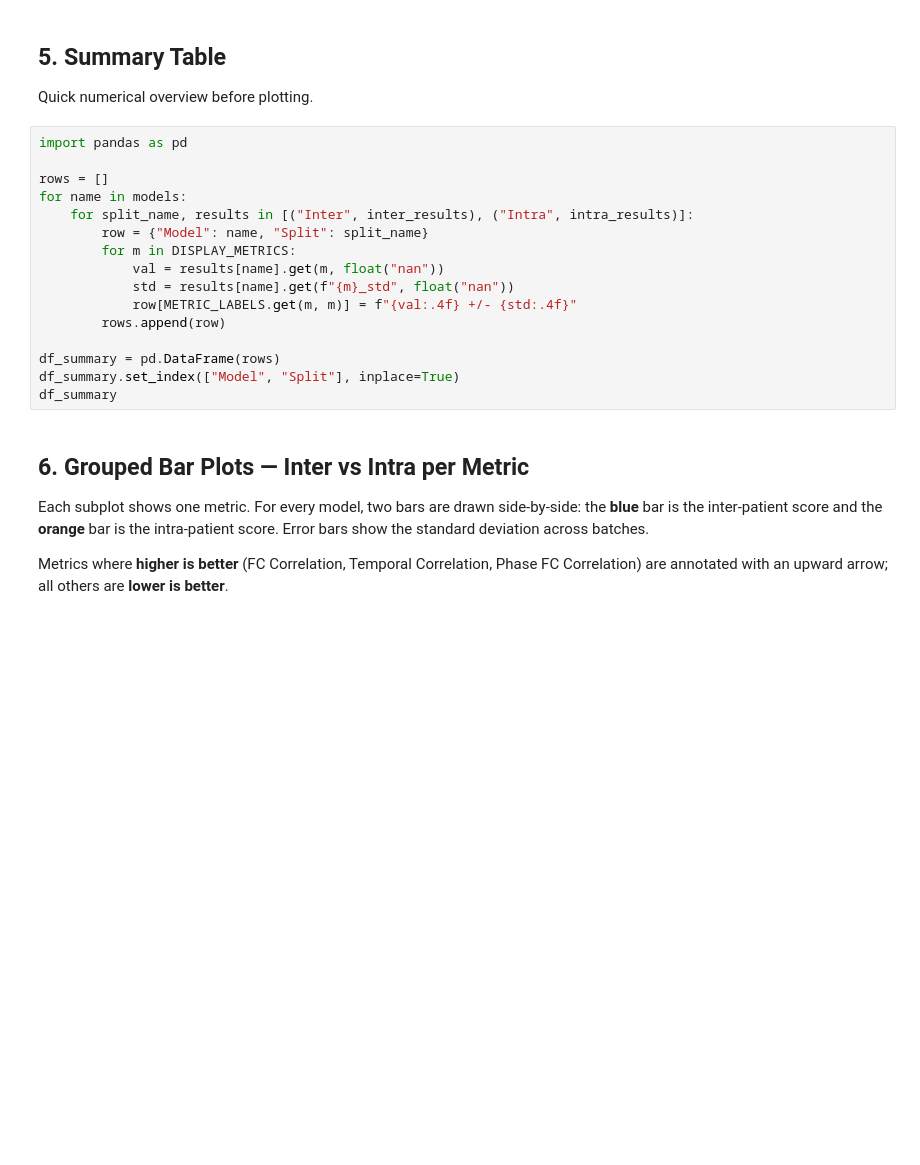
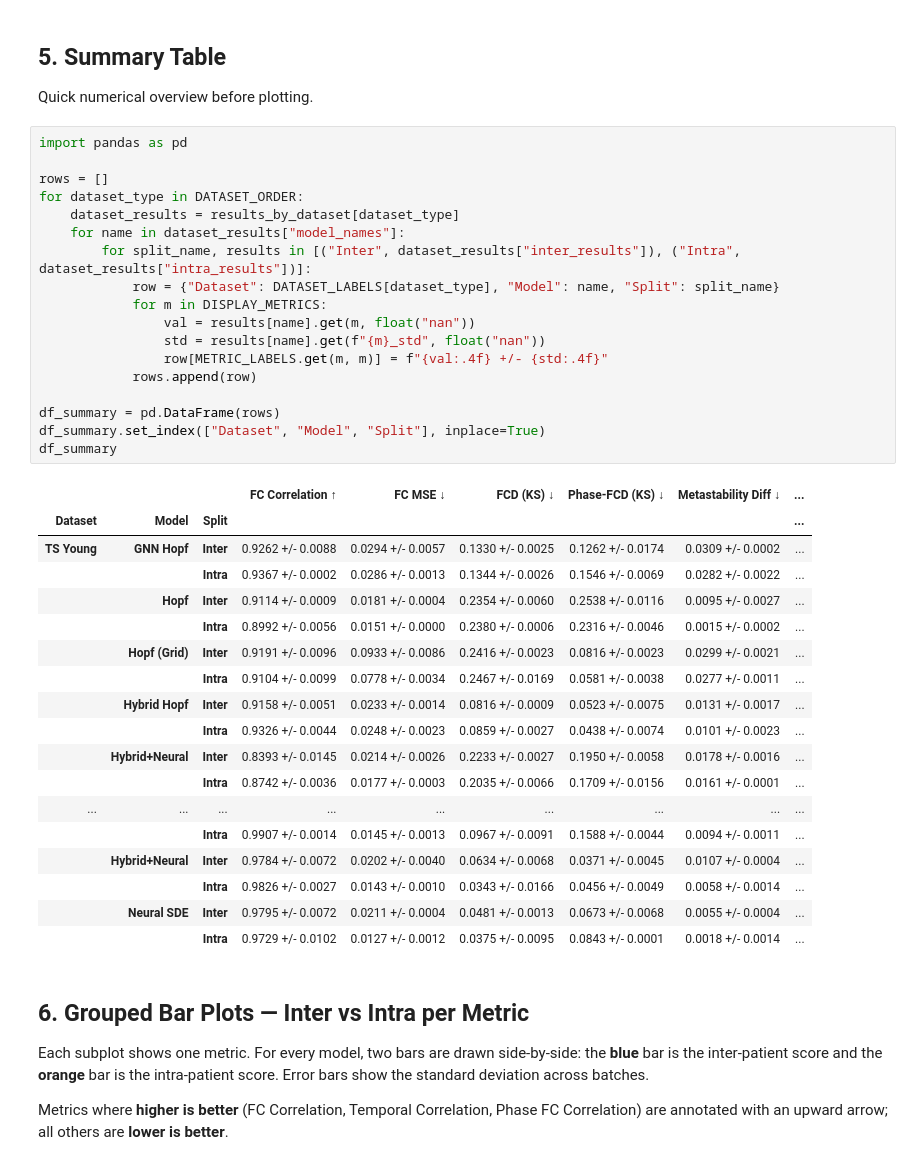
Before and after one commit to dani2442/neuroscience_control, a Jupyter notebook: examples/intra_vs_inter_barplots.ipynb, the cells around one changed output. Drawn from its saved outputs; the diff is of its cells as text; blank space fills up the shorter version.

```diff
--- a/examples/intra_vs_inter_barplots.ipynb
+++ b/examples/intra_vs_inter_barplots.ipynb
@@ -176,19 +302,40 @@ Quick numerical overview before plotting.
 # %%
 import pandas as pd
 
 rows = []
-for name in models:
-    for split_name, results in [("Inter", inter_results), ("Intra", intra_results)]:
-        row = {"Model": name, "Split": split_name}
-        for m in DISPLAY_METRICS:
-            val = results[name].get(m, float("nan"))
-            std = results[name].get(f"{m}_std", float("nan"))
-            row[METRIC_LABELS.get(m, m)] = f"{val:.4f} +/- {std:.4f}"
-        rows.append(row)
+for dataset_type in DATASET_ORDER:
+    dataset_results = results_by_dataset[dataset_type]
+    for name in dataset_results["model_names"]:
+        for split_name, results in [("Inter", dataset_results["inter_results"]), ("Intra", dataset_results["intra_results"])]:
+            row = {"Dataset": DATASET_LABELS[dataset_type], "Model": name, "Split": split_name}
+            for m in DISPLAY_METRICS:
+                val = results[name].get(m, float("nan"))
+                std = results[name].get(f"{m}_std", float("nan"))
+                row[METRIC_LABELS.get(m, m)] = f"{val:.4f} +/- {std:.4f}"
+            rows.append(row)
 
 df_summary = pd.DataFrame(rows)
-df_summary.set_index(["Model", "Split"], inplace=True)
+df_summary.set_index(["Dataset", "Model", "Split"], inplace=True)
 df_summary
+# %% [output]
+|  |  |  | FC Correlation ↑ | FC MSE ↓ | FCD (KS) ↓ | Phase-FCD (KS) ↓ | Metastability Diff ↓ | ... |
+| Dataset | Model | Split |  |  |  |  |  | ... |
+| TS Young | GNN Hopf | Inter | 0.9262 +/- 0.0088 | 0.0294 +/- 0.0057 | 0.1330 +/- 0.0025 | 0.1262 +/- 0.0174 | 0.0309 +/- 0.0002 | ... |
+|  |  | Intra | 0.9367 +/- 0.0002 | 0.0286 +/- 0.0013 | 0.1344 +/- 0.0026 | 0.1546 +/- 0.0069 | 0.0282 +/- 0.0022 | ... |
+|  | Hopf | Inter | 0.9114 +/- 0.0009 | 0.0181 +/- 0.0004 | 0.2354 +/- 0.0060 | 0.2538 +/- 0.0116 | 0.0095 +/- 0.0027 | ... |
+|  |  | Intra | 0.8992 +/- 0.0056 | 0.0151 +/- 0.0000 | 0.2380 +/- 0.0006 | 0.2316 +/- 0.0046 | 0.0015 +/- 0.0002 | ... |
+|  | Hopf (Grid) | Inter | 0.9191 +/- 0.0096 | 0.0933 +/- 0.0086 | 0.2416 +/- 0.0023 | 0.0816 +/- 0.0023 | 0.0299 +/- 0.0021 | ... |
+|  |  | Intra | 0.9104 +/- 0.0099 | 0.0778 +/- 0.0034 | 0.2467 +/- 0.0169 | 0.0581 +/- 0.0038 | 0.0277 +/- 0.0011 | ... |
+|  | Hybrid Hopf | Inter | 0.9158 +/- 0.0051 | 0.0233 +/- 0.0014 | 0.0816 +/- 0.0009 | 0.0523 +/- 0.0075 | 0.0131 +/- 0.0017 | ... |
+|  |  | Intra | 0.9326 +/- 0.0044 | 0.0248 +/- 0.0023 | 0.0859 +/- 0.0027 | 0.0438 +/- 0.0074 | 0.0101 +/- 0.0023 | ... |
+|  | Hybrid+Neural | Inter | 0.8393 +/- 0.0145 | 0.0214 +/- 0.0026 | 0.2233 +/- 0.0027 | 0.1950 +/- 0.0058 | 0.0178 +/- 0.0016 | ... |
+|  |  | Intra | 0.8742 +/- 0.0036 | 0.0177 +/- 0.0003 | 0.2035 +/- 0.0066 | 0.1709 +/- 0.0156 | 0.0161 +/- 0.0001 | ... |
+| ... | ... | ... | ... | ... | ... | ... | ... | ... |
+|  |  | Intra | 0.9907 +/- 0.0014 | 0.0145 +/- 0.0013 | 0.0967 +/- 0.0091 | 0.1588 +/- 0.0044 | 0.0094 +/- 0.0011 | ... |
+|  | Hybrid+Neural | Inter | 0.9784 +/- 0.0072 | 0.0202 +/- 0.0040 | 0.0634 +/- 0.0068 | 0.0371 +/- 0.0045 | 0.0107 +/- 0.0004 | ... |
+|  |  | Intra | 0.9826 +/- 0.0027 | 0.0143 +/- 0.0010 | 0.0343 +/- 0.0166 | 0.0456 +/- 0.0049 | 0.0058 +/- 0.0014 | ... |
+|  | Neural SDE | Inter | 0.9795 +/- 0.0072 | 0.0211 +/- 0.0004 | 0.0481 +/- 0.0013 | 0.0673 +/- 0.0068 | 0.0055 +/- 0.0004 | ... |
+|  |  | Intra | 0.9729 +/- 0.0102 | 0.0127 +/- 0.0012 | 0.0375 +/- 0.0095 | 0.0843 +/- 0.0001 | 0.0018 +/- 0.0014 | ... |
 # %% [markdown]
 ## 6. Grouped Bar Plots — Inter vs Intra per Metric
 
```
Also changed, not shown: parts of 17 cells of this notebook, 3 other files.
